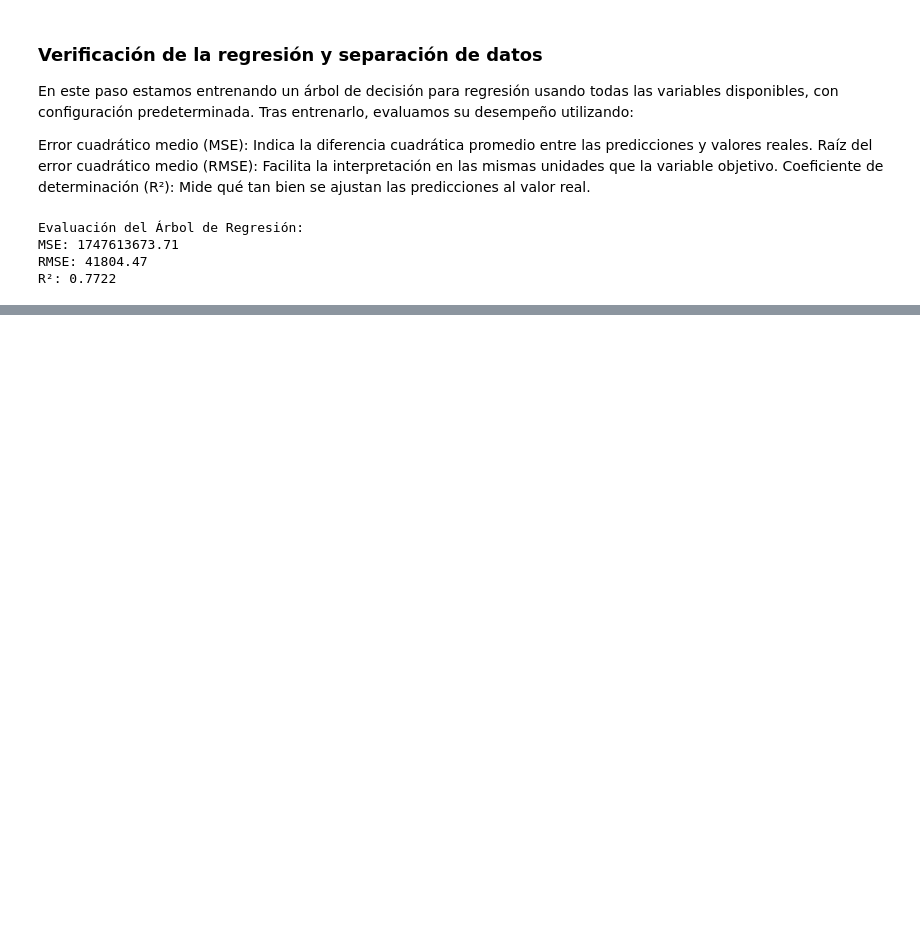
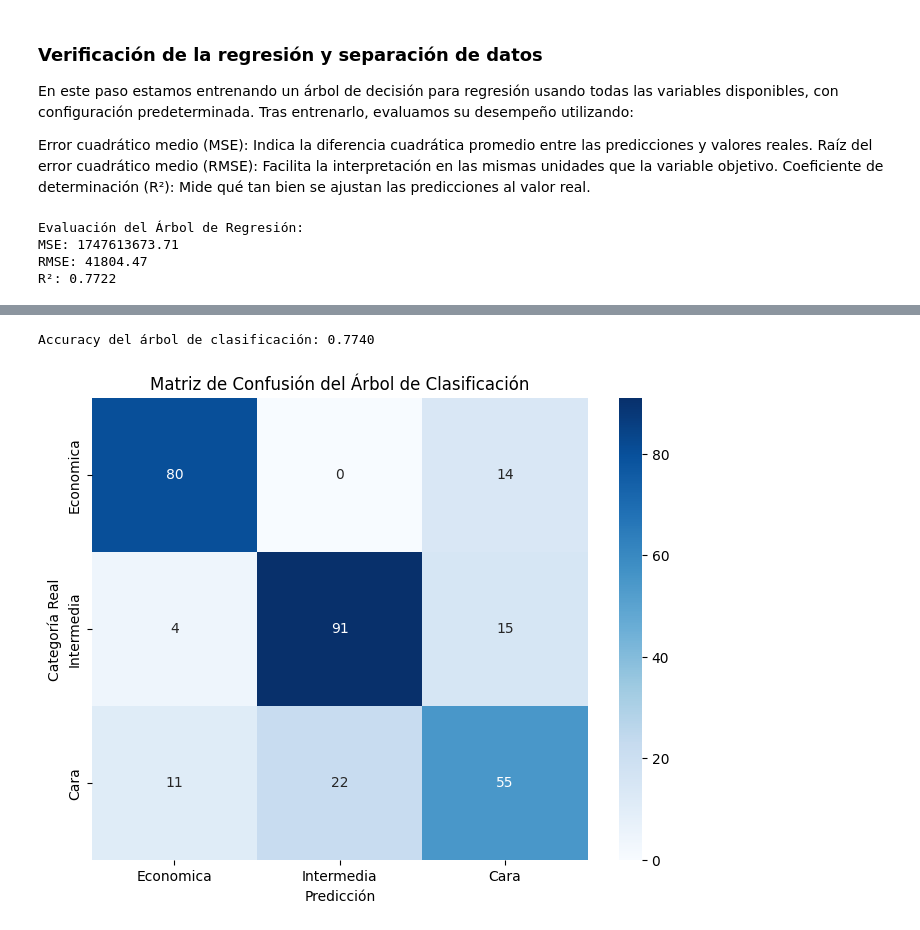
Before and after one commit to Gxrco/HT4-PRY2, a Jupyter notebook: decision_tree_analysis.ipynb, the cells around one changed output, grey strips where cells are left out. Saved outputs shown, nothing was run; the diff lists cells and outputs as text; code cells hidden in the pictures; blank space fills up the shorter version.

```diff
--- a/decision_tree_analysis.ipynb
+++ b/decision_tree_analysis.ipynb
@@ -93,0 +140,22 @@ Este valor indica que el modelo explica aproximadamente el 77.22% de la variabil
+# %%
+clf_tree = DecisionTreeClassifier(max_depth=5, random_state=42)
+clf_tree.fit(X_clf_train, y_clf_train)
+
+y_clf_pred = clf_tree.predict(X_clf_test)
+
+accuracy = accuracy_score(y_clf_test, y_clf_pred)
+cm = confusion_matrix(y_clf_test, y_clf_pred)
+
+print(f"Accuracy del árbol de clasificación: {accuracy_score(y_clf_test, y_clf_pred):.4f}")
+
+plt.figure(figsize=(8,6))
+sns.heatmap(confusion_matrix(y_clf_test, y_clf_pred), annot=True, fmt="d", cmap="Blues",
+            xticklabels=['Economica', 'Intermedia', 'Cara'],
+            yticklabels=['Economica', 'Intermedia', 'Cara'])
+plt.xlabel('Predicción')
+plt.ylabel('Categoría Real')
+plt.title('Matriz de Confusión del Árbol de Clasificación')
+plt.show()
+# %% [output]
+Accuracy del árbol de clasificación: 0.7740
+[figure, added]
```
Also changed, not shown: parts of 7 cells of this notebook.
